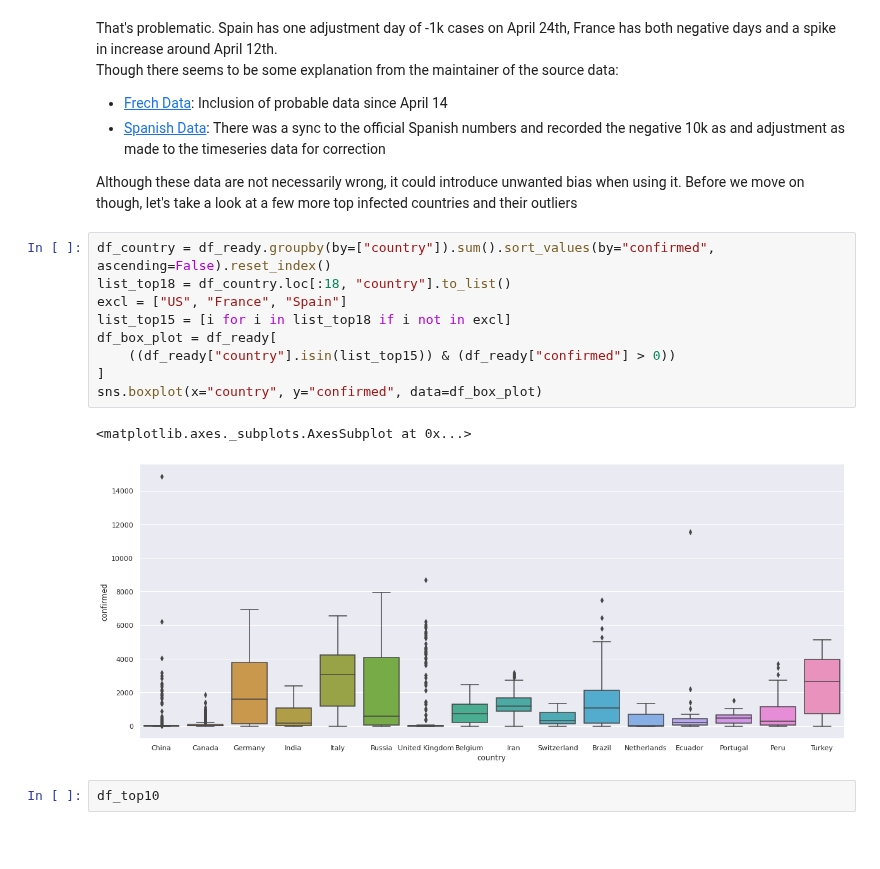
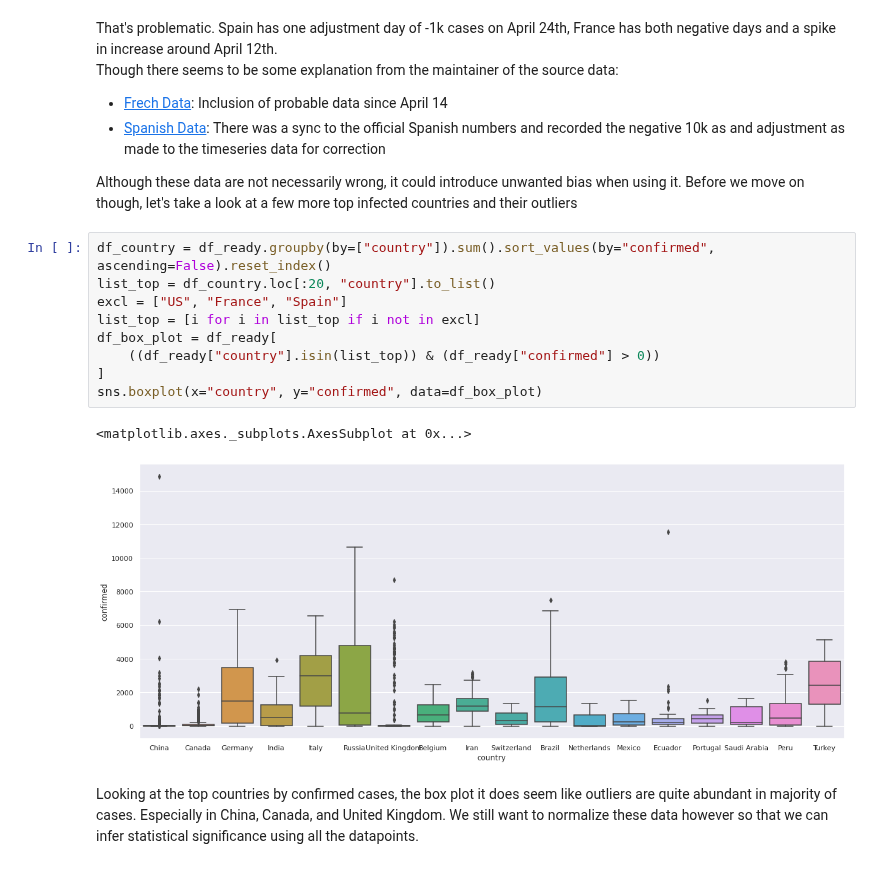
Before and after one commit to amuweee/covid_ds, a Jupyter notebook: data_preprocessing/data_cleanup.ipynb, the cells around one changed output. Cells and saved outputs as stored; diff of their text form; blank space fills up the shorter version.

```diff
--- a/data_preprocessing/data_cleanup.ipynb
+++ b/data_preprocessing/data_cleanup.ipynb
@@ -437,15 +438,15 @@ Though there seems to be some explanation from the maintainer of the source data
 Although these data are not necessarily wrong, it could introduce unwanted bias when using it. Before we move on though, let's take a look at a few more top infected countries and their outliers
 # %%
 df_country = df_ready.groupby(by=["country"]).sum().sort_values(by="confirmed", ascending=False).reset_index()
-list_top18 = df_country.loc[:18, "country"].to_list()
+list_top = df_country.loc[:20, "country"].to_list()
 excl = ["US", "France", "Spain"]
-list_top15 = [i for i in list_top18 if i not in excl]
+list_top = [i for i in list_top if i not in excl]
 df_box_plot = df_ready[
-    ((df_ready["country"].isin(list_top15)) & (df_ready["confirmed"] > 0))
+    ((df_ready["country"].isin(list_top)) & (df_ready["confirmed"] > 0))
 ]
 sns.boxplot(x="country", y="confirmed", data=df_box_plot)
 # %% [output]
 <matplotlib.axes._subplots.AxesSubplot at 0x...>
-[figure, old version]
+[figure, new version]
-# %%
-df_top10
+# %% [markdown]
+Looking at the top countries by confirmed cases, the box plot it does seem like outliers are quite abundant in majority of cases. Especially in China, Canada, and United Kingdom. We still want to normalize these data however so that we can infer statistical significance using all the datapoints.
```
Also changed, not shown: parts of 22 cells of this notebook, 1 other file.
